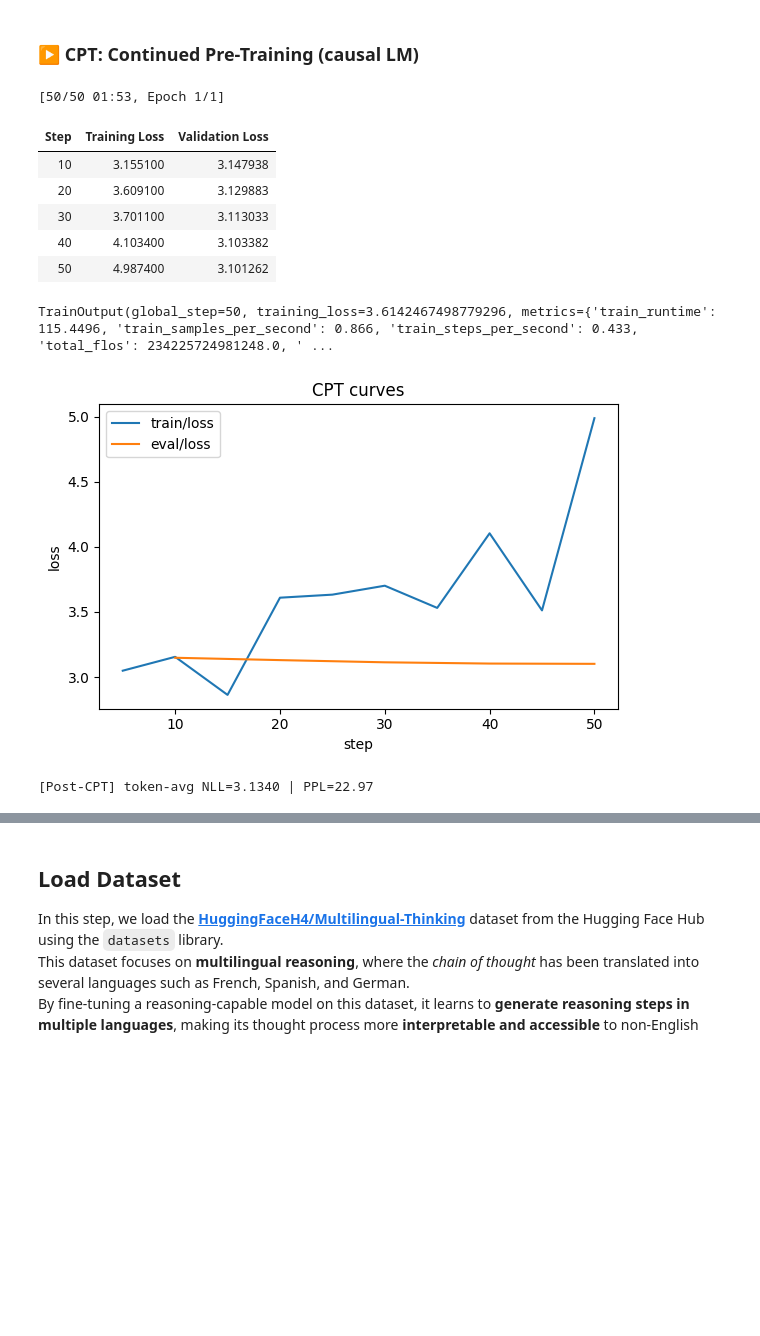
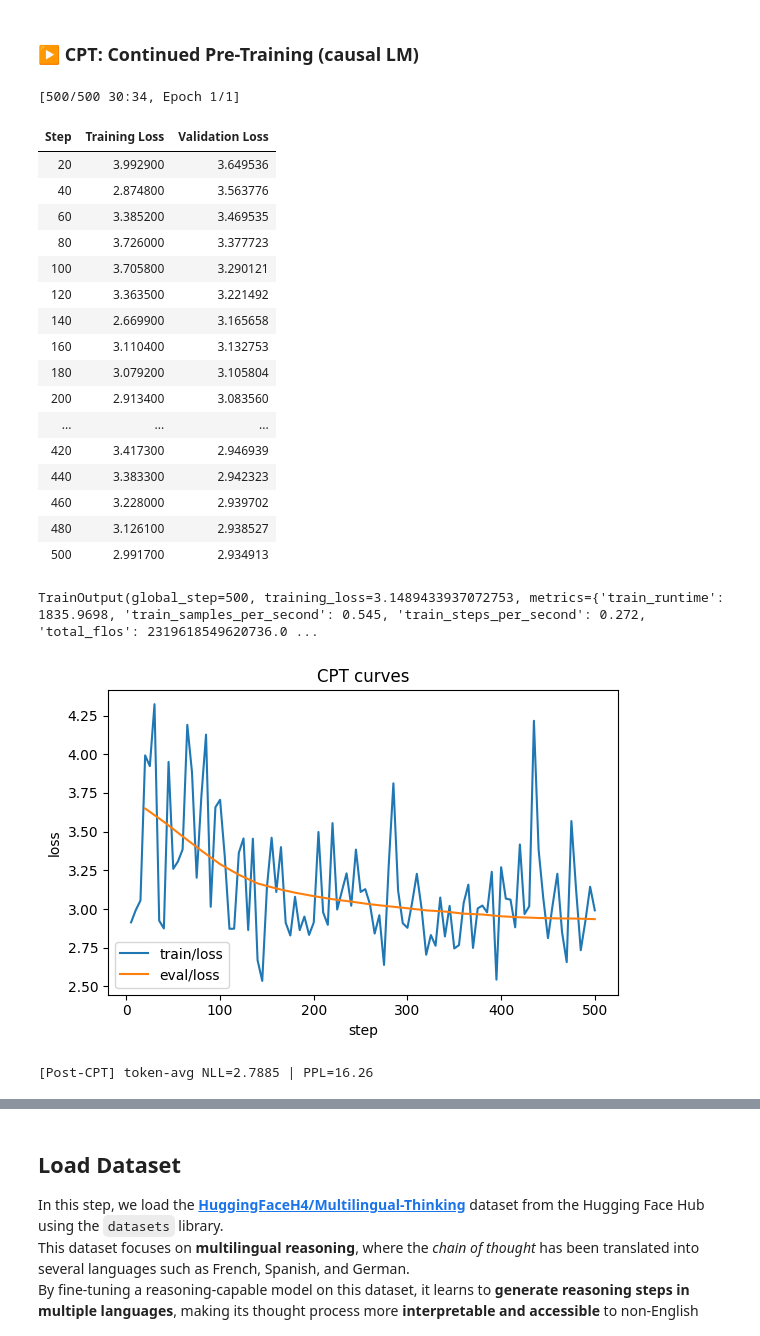
Before and after one commit to AI-HPC-Research-Team/AI-Basics, a Jupyter notebook: 09 LLM & Agent/sft_trl_lora_qlora.ipynb, the cells around one changed output, grey strips where cells are left out. Cells and saved outputs as stored; diff of their text form; code cells hidden in the pictures; blank space fills up the shorter version.

```diff
--- a/09 LLM & Agent/sft_trl_lora_qlora.ipynb
+++ b/09 LLM & Agent/sft_trl_lora_qlora.ipynb
@@ -151,7 +153,7 @@ def take_n(ds_split, n, seed=42):
     n = int(min(n, len(ds_split)))
     return ds_split.shuffle(seed=seed).select(range(n))
 
-N_TRAIN, N_VAL, N_TEST = 100, 10, 20
+N_TRAIN, N_VAL, N_TEST = 1000, 100, 200
 
 cpt_ds = DatasetDict({
     "train":      take_n(val_split["train"],  N_TRAIN, seed=42),     # 70%
@@ -261,7 +263,7 @@ args_cpt = TrainingArguments(
     warmup_ratio=0.03,
     logging_steps=5,
     eval_strategy="steps",
-    eval_steps=10,
+    eval_steps=20,
     save_strategy="no",
     report_to=[],
     bf16=torch.cuda.is_available(),  # use bf16 on GPUs that support it; otherwise ignore
@@ -270,41 +272,52 @@ args_cpt = TrainingArguments(
 trainer = Trainer(
     model=model,  # your loaded checkpoint (works with PEFT/LoRA-wrapped models as well)
     args=args_cpt,
     train_dataset=tok_train,
     eval_dataset=tok_val,
     data_collator=collator,
 )
 
 train_res = trainer.train()
 print(train_res)
 trainer.save_model("cpt-output"); tokenizer.save_pretrained("cpt-output")
 # Plot training curves
 import matplotlib.pyplot as plt
 
 logs = trainer.state.log_history
 steps, tr_loss, ev_steps, ev_loss = [], [], [], []
 for rec in logs:
     if "loss" in rec and "learning_rate" in rec:
         steps.append(rec.get("step", len(steps)))
         tr_loss.append(rec["loss"])
     if "eval_loss" in rec:
         ev_steps.append(rec.get("step", len(ev_steps)))
         ev_loss.append(rec["eval_loss"])
 
 plt.figure(figsize=(6,4))
 if tr_loss: plt.plot(steps, tr_loss, label="train/loss")
 if ev_loss: plt.plot(ev_steps, ev_loss, label="eval/loss")
 plt.xlabel("step"); plt.ylabel("loss"); plt.title("CPT curves"); plt.legend(); plt.tight_layout(); plt.show()
 # %% [output]
-[50/50 01:53, Epoch 1/1]
+[500/500 30:34, Epoch 1/1]
 | Step | Training Loss | Validation Loss |
-| 10 | 3.155100 | 3.147938 |
-| 20 | 3.609100 | 3.129883 |
-| 30 | 3.701100 | 3.113033 |
-| 40 | 4.103400 | 3.103382 |
-| 50 | 4.987400 | 3.101262 |
+| 20 | 3.992900 | 3.649536 |
+| 40 | 2.874800 | 3.563776 |
+| 60 | 3.385200 | 3.469535 |
+| 80 | 3.726000 | 3.377723 |
+| 100 | 3.705800 | 3.290121 |
+| 120 | 3.363500 | 3.221492 |
+| 140 | 2.669900 | 3.165658 |
+| 160 | 3.110400 | 3.132753 |
+| 180 | 3.079200 | 3.105804 |
+| 200 | 2.913400 | 3.083560 |
+| ... | ... | ... |
+| 420 | 3.417300 | 2.946939 |
+| 440 | 3.383300 | 2.942323 |
+| 460 | 3.228000 | 2.939702 |
+| 480 | 3.126100 | 2.938527 |
+| 500 | 2.991700 | 2.934913 |
-TrainOutput(global_step=50, training_loss=3.6142467498779296, metrics={'train_runtime': 115.4496, 'train_samples_per_second': 0.866, 'train_steps_per_second': 0.433, 'total_flos': 234225724981248.0, ' ...
+TrainOutput(global_step=500, training_loss=3.1489433937072753, metrics={'train_runtime': 1835.9698, 'train_samples_per_second': 0.545, 'train_steps_per_second': 0.272, 'total_flos': 2319618549620736.0 ...
-[figure, old version]
+[figure, new version]
 # %%
 
 # (3) Post-CPT evaluation & inference
@@ -338,7 +351,7 @@ avg_nll = tot_loss/max(1,tot_tokens)
 ppl = math.exp(avg_nll) if avg_nll<30 else float("inf")
 print(f"[Post-CPT] token-avg NLL={avg_nll:.4f} | PPL={ppl:.2f}")
 # %% [output]
-[Post-CPT] token-avg NLL=3.1340 | PPL=22.97
+[Post-CPT] token-avg NLL=2.7885 | PPL=16.26
 # %%
 # (3) Inference after CPT
 from transformers import AutoModelForCausalLM
```
Also changed, not shown: parts of 15 cells of this notebook.
